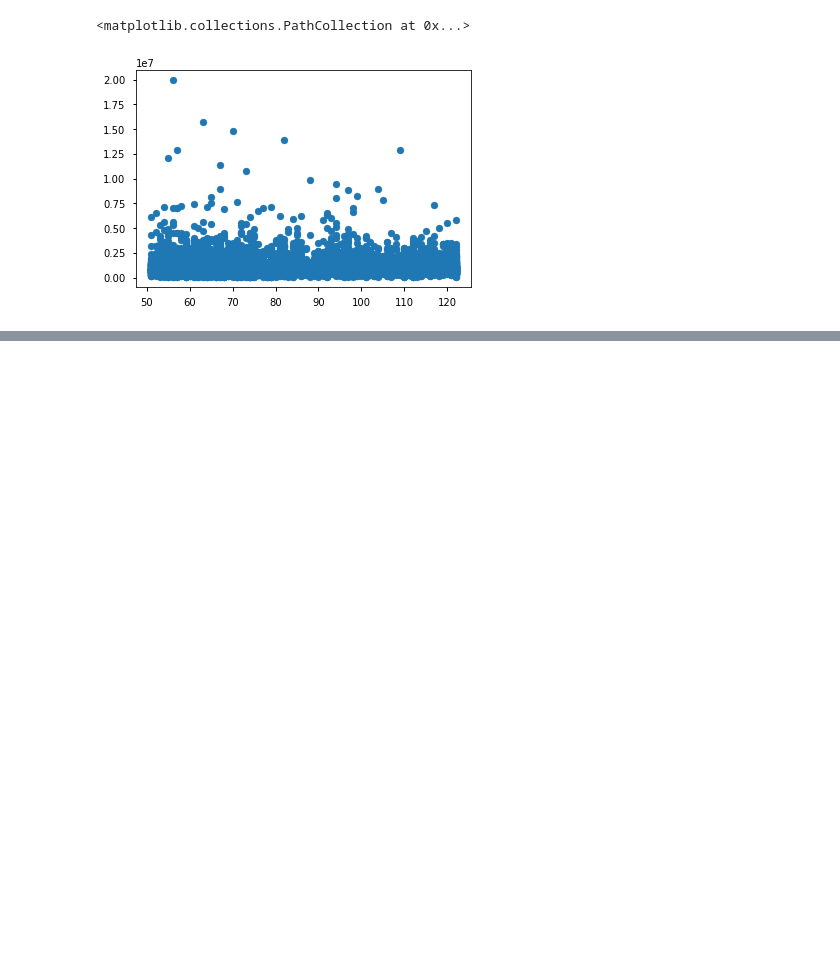
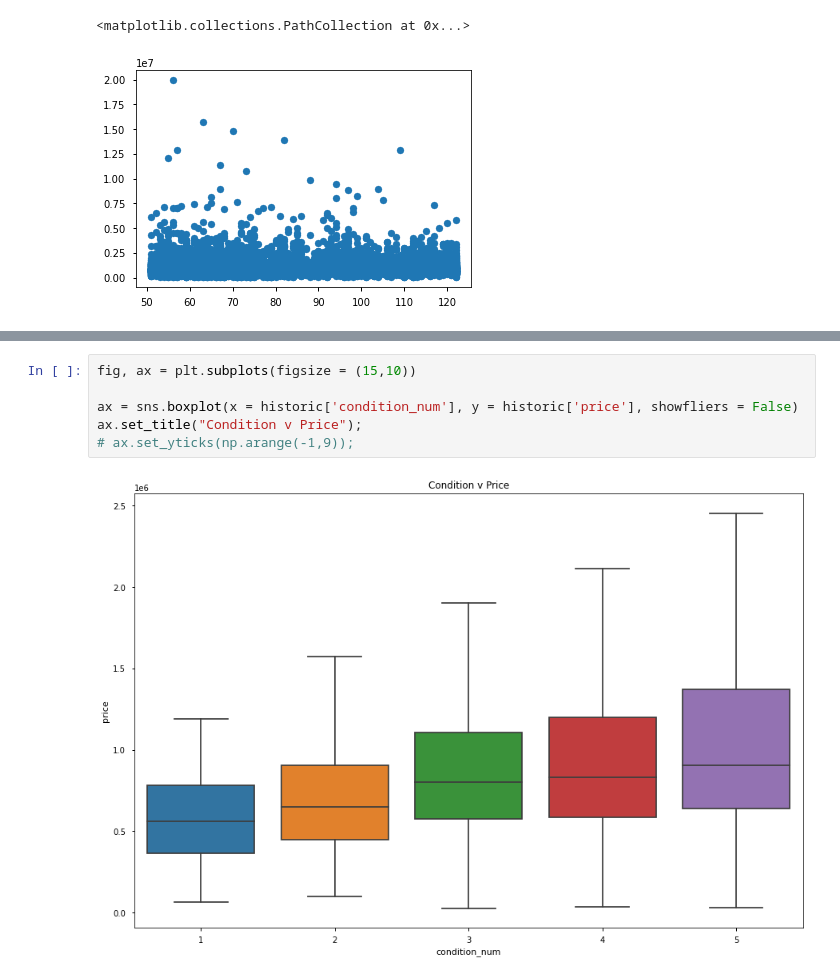
Before and after one commit to hall-nicholas/flatiron-ds-project-2, a Jupyter notebook: code/Dan_exploratory2.ipynb, the cells around one changed output, grey strips where cells are left out. Saved outputs shown, nothing was run; the diff lists cells and outputs as text; blank space fills up the shorter version.

```diff
--- a/code/Dan_exploratory2.ipynb
+++ b/code/Dan_exploratory2.ipynb
@@ -502,0 +522,8 @@ ax.scatter(xx,yy)
+# %%
+fig, ax = plt.subplots(figsize = (15,10))
+
+ax = sns.boxplot(x = historic['condition_num'], y = historic['price'], showfliers = False)
+ax.set_title("Condition v Price");
+# ax.set_yticks(np.arange(-1,9));
+# %% [output]
+[figure, added]
```
Also changed, not shown: parts of 6 cells of this notebook, 1 other file.
